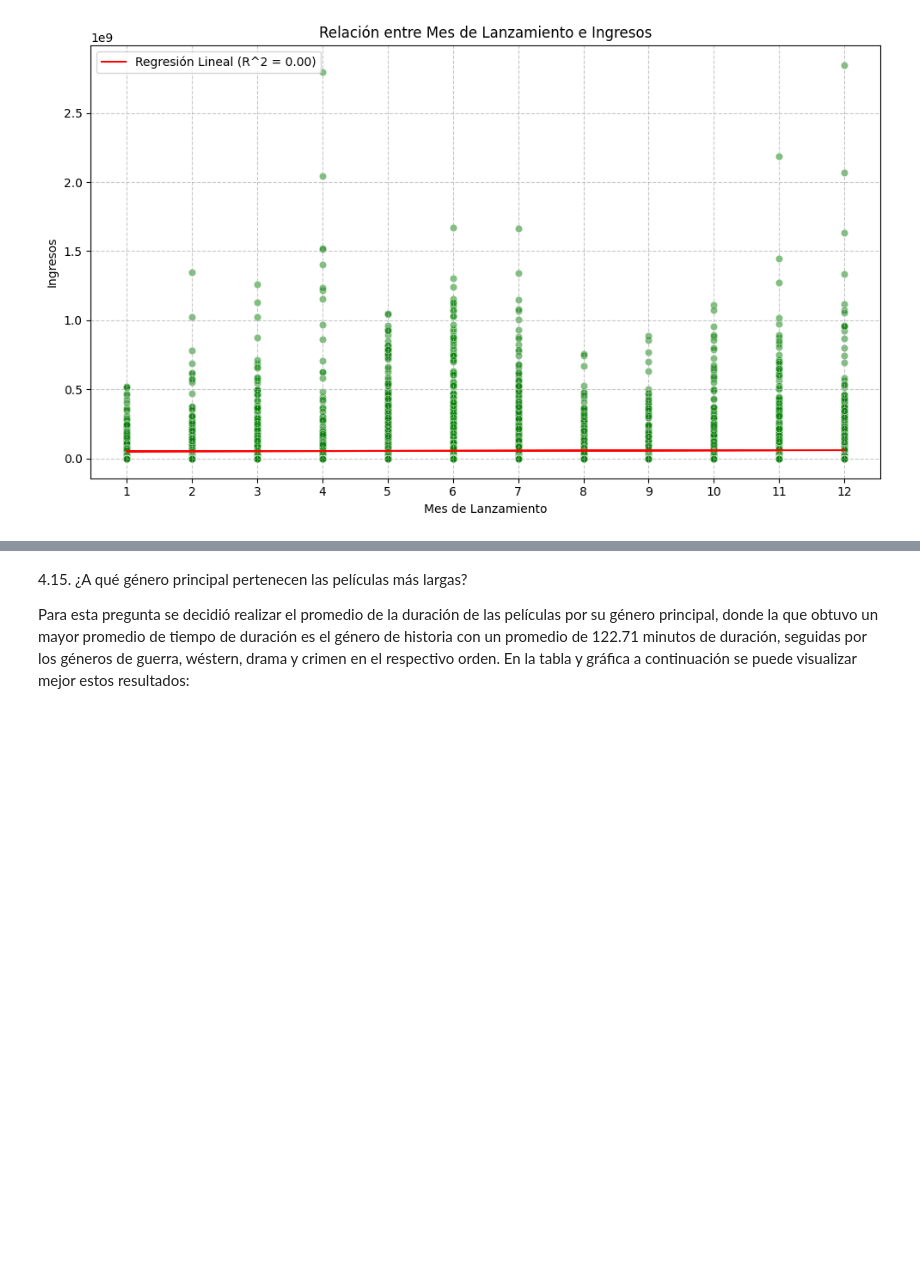
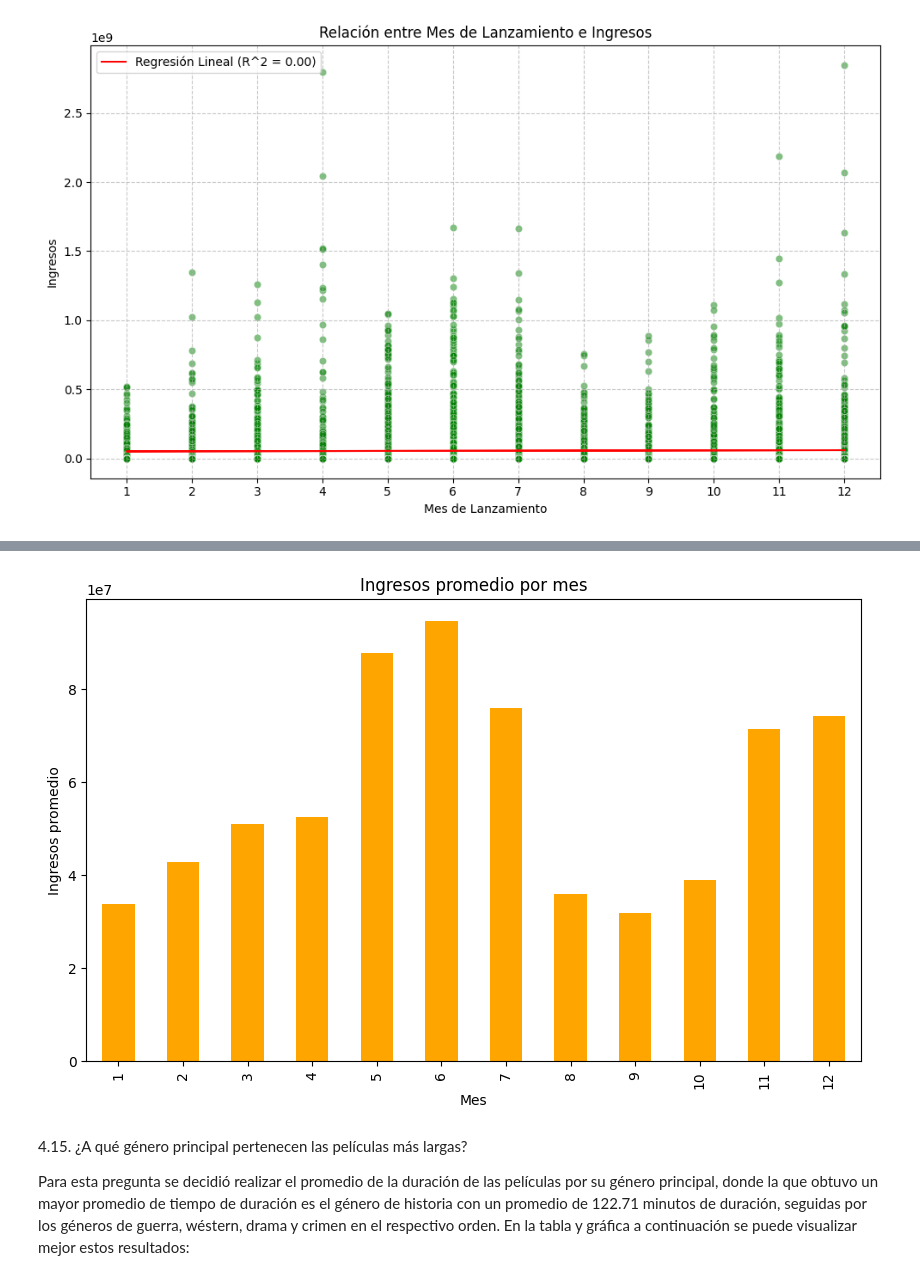
Before and after one commit to Dahernandezsilve/HT1MD, a Jupyter notebook: HT_1_Análisis_Exploratorio.ipynb, the cells around one changed output, grey strips where cells are left out. Cells and saved outputs as stored; diff of their text form; code cells hidden in the pictures; blank space fills up the shorter version.

```diff
--- a/HT_1_Análisis_Exploratorio.ipynb
+++ b/HT_1_Análisis_Exploratorio.ipynb
@@ -416,3 +451,20 @@ plt.show()
+# %%
+#Convertimos a formato fecha
+dataframe["releaseDate"] = pd.to_datetime(dataframe["releaseDate"], errors="coerce")
+
+#Extraemos el mes
+dataframe["releaseMonth"] = dataframe["releaseDate"].dt.month
+
+avgPerMonth = dataframe.groupby('releaseMonth')['revenue'].mean()
+
+plt.figure(figsize=(10,6))
+avgPerMonth.plot(kind="bar", color="orange")
+plt.title("Ingresos promedio por mes")
+plt.xlabel("Mes")
+plt.ylabel("Ingresos promedio")
+plt.show()
+# %% [output]
+[figure, added]
 # %% [markdown]
 4.15. ¿A qué género principal pertenecen las películas más largas?
 
```
Also changed, not shown: parts of 3 cells of this notebook.
